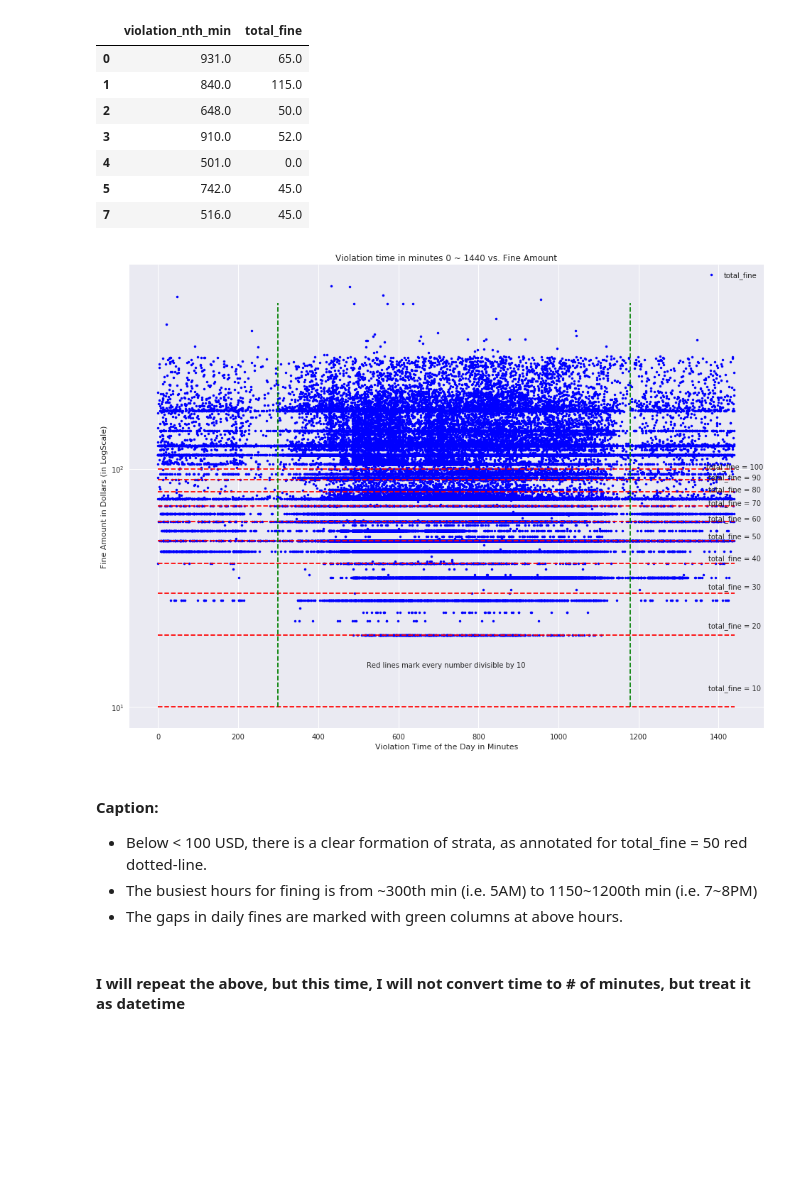
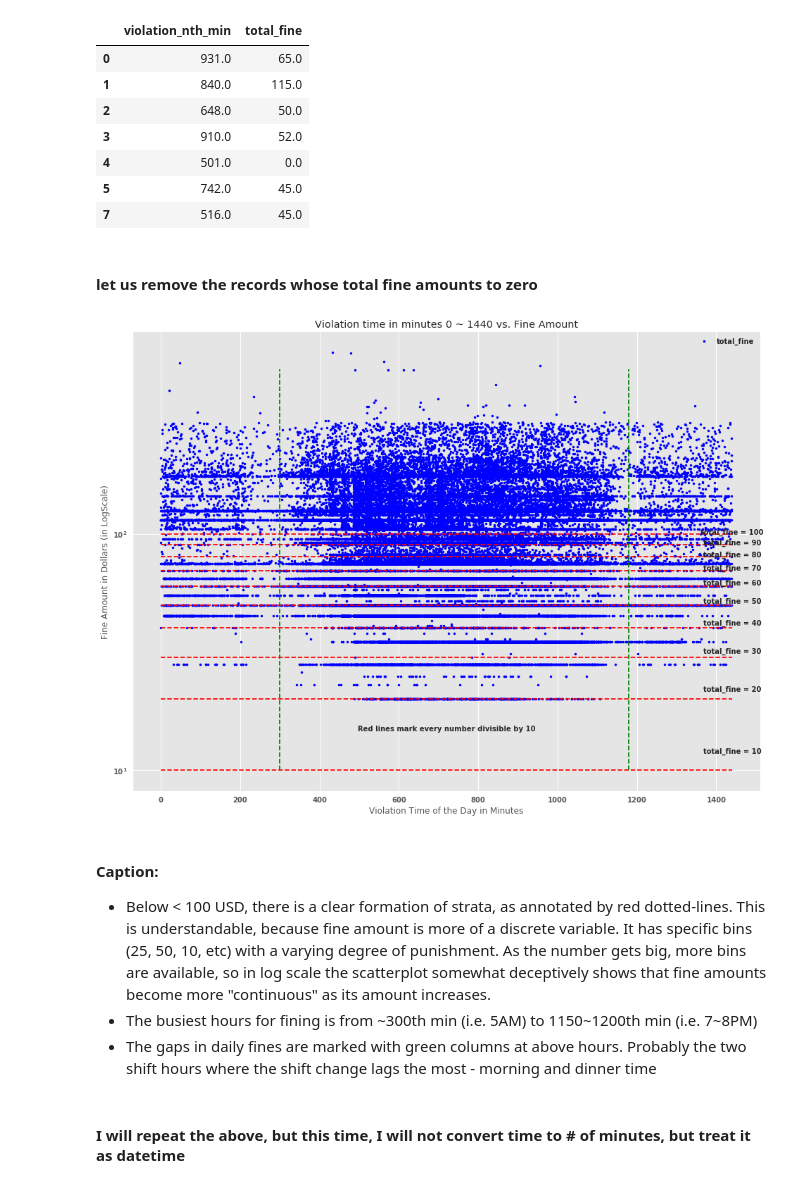
Before and after one commit to sunghoonyang/gallery-in-jupyter, a Jupyter notebook: fall18/principles_of_urban_informatics/hw3/HW3_shy256.ipynb, the cells around one changed output. Drawn from its saved outputs; the diff is of its cells as text; code cells hidden in the pictures; blank space fills up the shorter version.

```diff
--- a/fall18/principles_of_urban_informatics/hw3/HW3_shy256.ipynb
+++ b/fall18/principles_of_urban_informatics/hw3/HW3_shy256.ipynb
@@ -111,0 +136,2 @@ tmp_df = tmp_df[tmp_df.total_fine > 0]
+# %% [markdown]
+#### let us remove the records whose total fine amounts to zero
@@ -112,4 +140,5 @@ tmp_df = tmp_df[tmp_df.total_fine > 0]
 # %%
+plt.style.use('ggplot')
 fig = plt.figure(figsize=(16,12))
 kw = dict(
     xlabel='Violation Time of the Day in Minutes'
@@ -122,39 +151,39 @@ ax.plot(tmp_df.violation_nth_min, tmp_df.total_fine, '.', c='blue', markeredgeco
 ax.legend()
 
 # strata marking with red dotted-lines
 for i in range(1, 101):
     if i % 10 == 0:
         ax.plot([0, 1440], [i, i], 'r--')
         plt.annotate(
             "total_fine = %d" %i
             , xy=(0, 45)
             , xytext=(1440, i + 2)
             , xycoords='data'
             , textcoords='data'
             , horizontalalignment='center'
             , verticalalignment='center'
         )
 plt.annotate(
     "Red lines mark every number divisible by 10"
     , xy=(0, 45)
     , xytext=(720, 15)
     , xycoords='data'
     , textcoords='data'
     , horizontalalignment='center'
     , verticalalignment='center'
 )
 
 # lax hours marked with green dotted-lines
 ax.plot([300, 300], [10, 500], 'g--')
 ax.plot([1180, 1180], [10, 500], 'g--')
 plt.show()
 # %% [output]
-[figure, old version]
+[figure, new version]
 # %% [markdown]
 #### Caption:
-* Below < 100 USD, there is a clear formation of strata, as annotated for total_fine = 50 red dotted-line.
+* Below < 100 USD, there is a clear formation of strata, as annotated by red dotted-lines. This is understandable, because fine amount is more of a discrete variable. It has specific bins (25, 50, 10, etc) with a varying degree of punishment. As the number gets big, more bins are available, so in log scale the scatterplot somewhat deceptively shows that fine amounts become more "continuous" as its amount increases.
 * The busiest hours for fining is from ~300th min (i.e. 5AM) to 1150~1200th min (i.e. 7~8PM)
-* The gaps in daily fines are marked with green columns at above hours.
+* The gaps in daily fines are marked with green columns at above hours. Probably the two shift hours where the shift change lags the most - morning and dinner time
 # %%
 # flush
 plt.clf()
```
Also changed, not shown: parts of 27 cells of this notebook, 1 other file.
